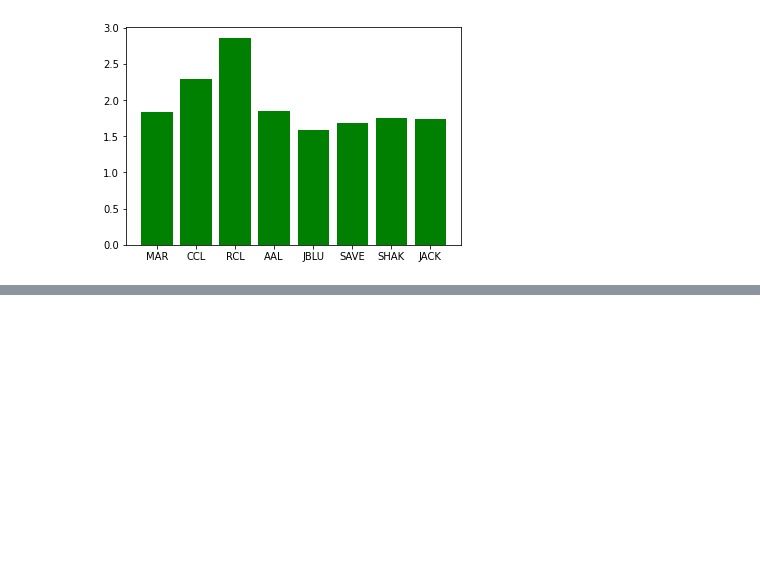
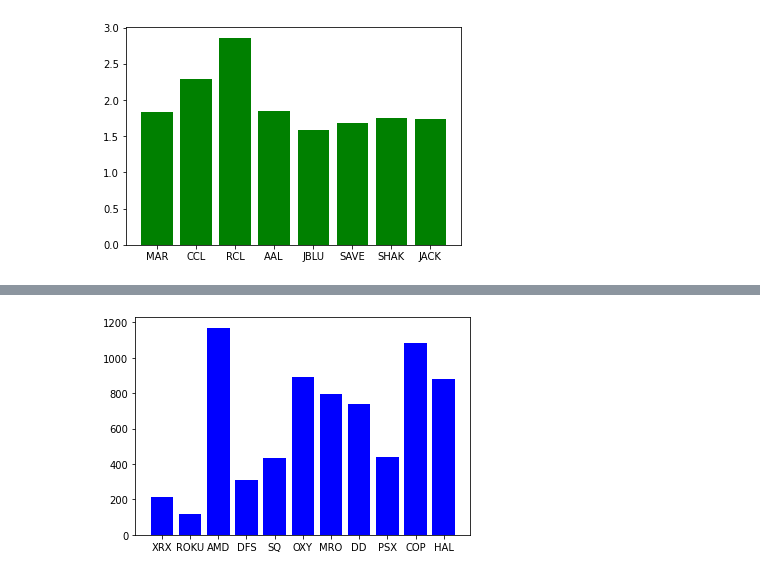
Before and after one commit to erichenschel/blueAngelsWing, a Jupyter notebook: experiment.ipynb, the cells around one changed output, grey strips where cells are left out. Cells and saved outputs as stored; diff of their text form; code cells hidden in the pictures; blank space fills up the shorter version.

```diff
--- a/experiment.ipynb
+++ b/experiment.ipynb
@@ -49,7 +50,6 @@ count = 1
 for stock in list_1:
     if count % 10 == 0:
         time.sleep(5)
-    display(stock)
     try:
         # request company's beta
         r = requests.get('https://finnhub.io/api/v1/stock/metric?symbol=' + str(stock) + '&metric=all&token=bvt5fmf48v6rku8bvmn0')
@@ -58,14 +58,12 @@ for stock in list_1:
 
         if beta == None:
             continue
-        display(beta)
 
         # fill dictionary
         df[str(stock)] = beta
 
     except:
-        print("Exception.. beta is None for " + str(stock))
-        print(r)
+        print("Exception..")
 
 
 # display(df)
@@ -115,7 +114,6 @@ df_2 = {}
 for stock in list_2:
     if count % 10 == 0:
         time.sleep(5)
-    display(stock)
     try:
         # request company's beta
         r = requests.get('https://finnhub.io/api/v1/stock/metric?symbol=' + str(stock) + '&metric=all&token=bvt5fmf48v6rku8bvmn0')
@@ -124,14 +122,12 @@ for stock in list_2:
 
         if beta == None:
             continue
-        display(beta)
 
         # fill dictionary
         df_2[str(stock)] = beta
 
     except:
-        print("Exception.. beta is None for " + str(stock))
-        print(r)
+        print("Exception..")
 # %% [output]
 'LUV'
 1.19464
@@ -167,3 +164,15 @@ plt.bar(list(hist_2.keys()), hist_2.values(), color='g')
 plt.show()
 # %% [output]
 [figure]
+# %%
+# liquidity liq_1
+liq_1 = {}
+for key in hist_1.keys():
+    try:
+        r = requests.get('https://finnhub.io/api/v1/stock/profile2?symbol=' + str(key) + '&token=bvt5fmf48v6rku8bvmn0')
+        shares = r.json()["shareOutstanding"]
+        liq_1[str(key)] = shares
+    except:
+        print("Exception encountered..")
+
+display(liq_1)
@@ -169,0 +191,6 @@ plt.show()
+# %%
+# liquidity -- hist_1
+plt.bar(list(liq_1.keys()), liq_1.values(), color='b')
+plt.show()
+# %% [output]
+[figure, added]
```
Also changed, not shown: parts of 7 cells of this notebook.
